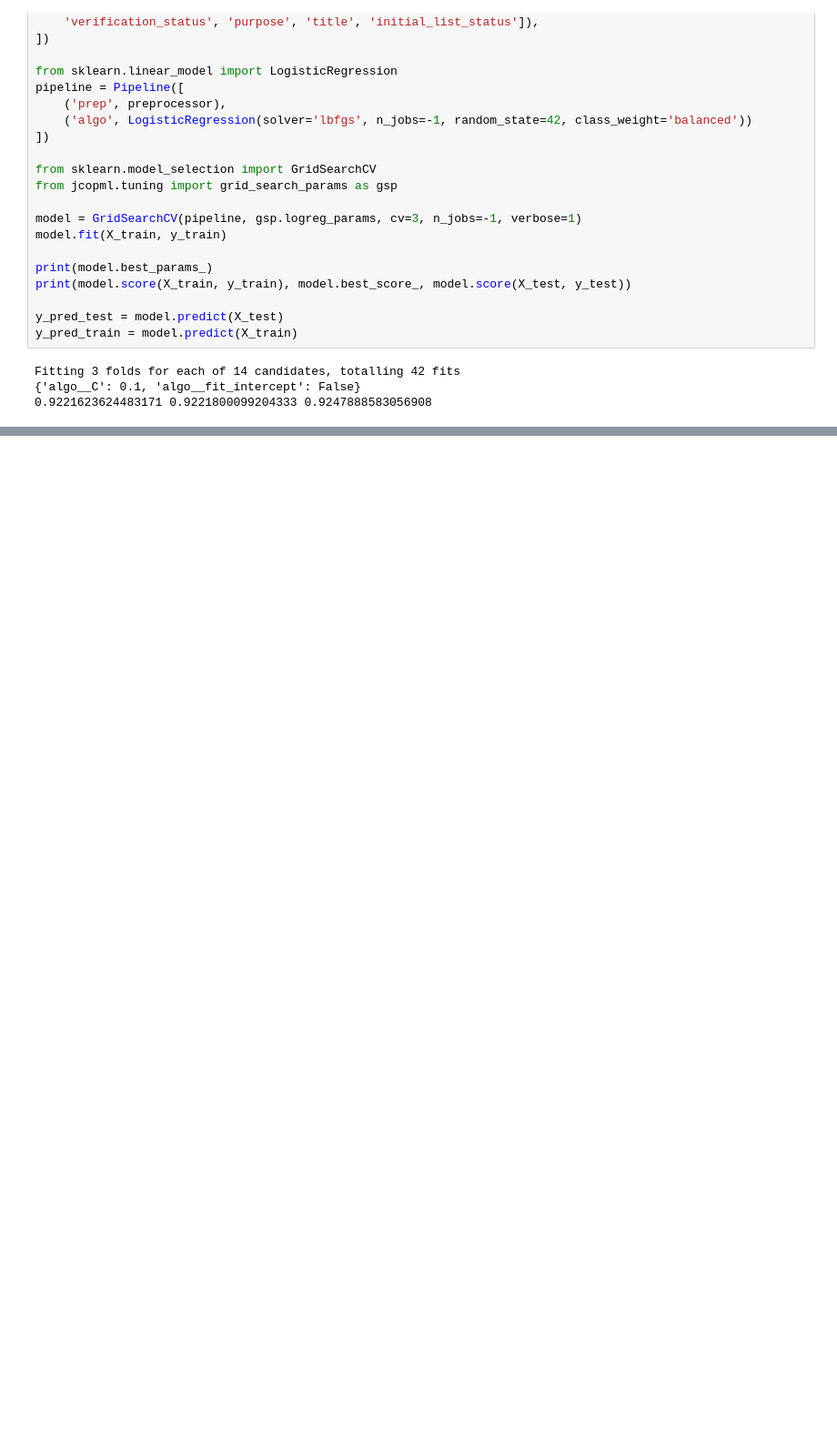
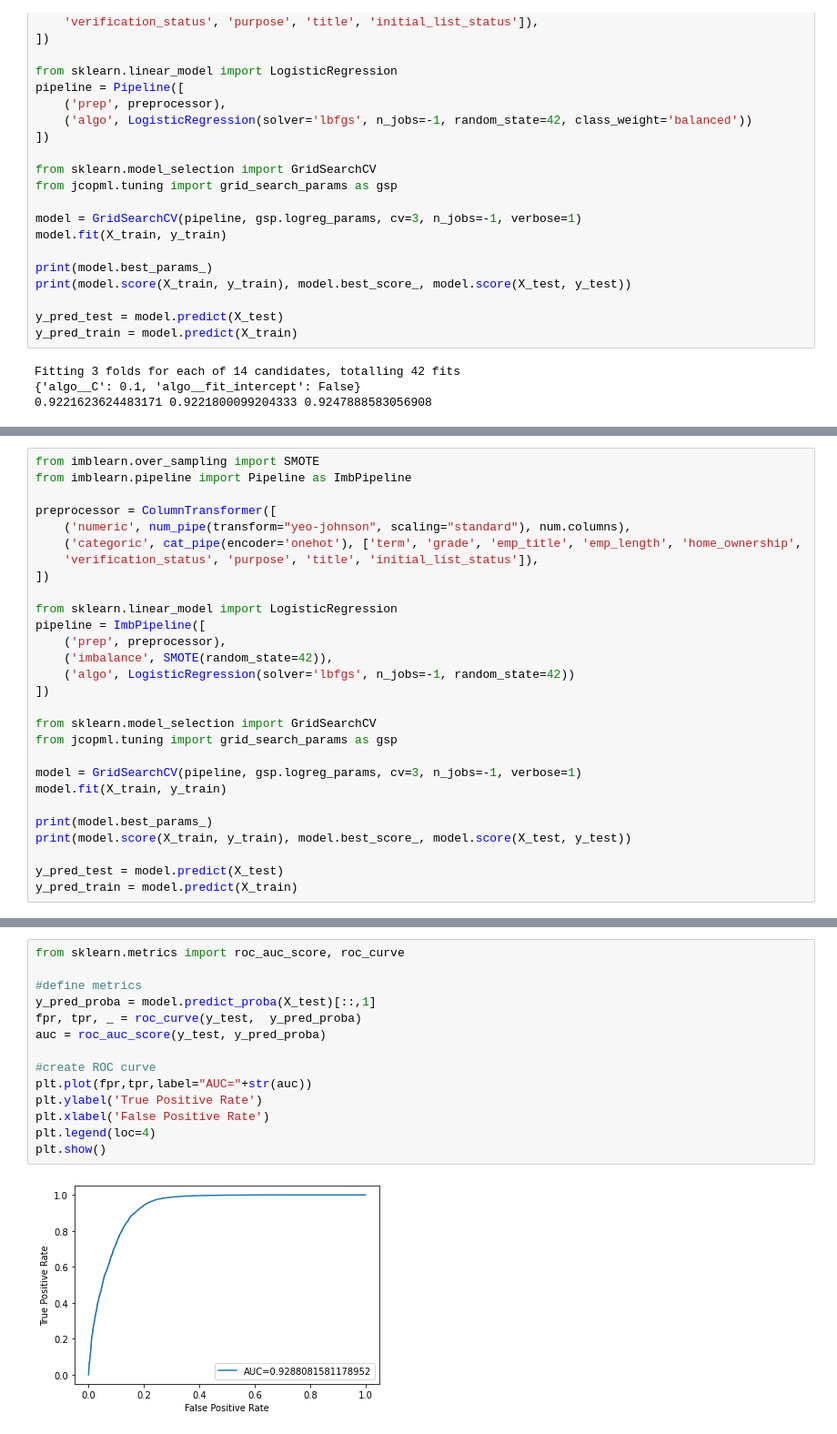
Before and after one commit to FransiscoReadyPermana/Credit-Risk-Prediction, a Jupyter notebook: test.ipynb, the cells around one changed output, grey strips where cells are left out. Shown at 91% size. Cells and saved outputs as stored; diff of their text form; blank space fills up the shorter version.

```diff
--- a/test.ipynb
+++ b/test.ipynb
@@ -1774,0 +1821,28 @@ plt.show()
+# %%
+from imblearn.over_sampling import SMOTE
+from imblearn.pipeline import Pipeline as ImbPipeline
+
+preprocessor = ColumnTransformer([
+    ('numeric', num_pipe(transform="yeo-johnson", scaling="standard"), num.columns),
+    ('categoric', cat_pipe(encoder='onehot'), ['term', 'grade', 'emp_title', 'emp_length', 'home_ownership',
+    'verification_status', 'purpose', 'title', 'initial_list_status']),
+])
+
+from sklearn.linear_model import LogisticRegression
+pipeline = ImbPipeline([
+    ('prep', preprocessor),
+    ('imbalance', SMOTE(random_state=42)),
+    ('algo', LogisticRegression(solver='lbfgs', n_jobs=-1, random_state=42))
+])
+
+from sklearn.model_selection import GridSearchCV
+from jcopml.tuning import grid_search_params as gsp
+
+model = GridSearchCV(pipeline, gsp.logreg_params, cv=3, n_jobs=-1, verbose=1)
+model.fit(X_train, y_train)
+
+print(model.best_params_)
+print(model.score(X_train, y_train), model.best_score_, model.score(X_test, y_test))
+
+y_pred_test = model.predict(X_test)
+y_pred_train = model.predict(X_train)
@@ -1774,0 +1914,16 @@ plt.show()
+# %%
+from sklearn.metrics import roc_auc_score, roc_curve
+
+#define metrics
+y_pred_proba = model.predict_proba(X_test)[::,1]
+fpr, tpr, _ = roc_curve(y_test,  y_pred_proba)
+auc = roc_auc_score(y_test, y_pred_proba)
+
+#create ROC curve
+plt.plot(fpr,tpr,label="AUC="+str(auc))
+plt.ylabel('True Positive Rate')
+plt.xlabel('False Positive Rate')
+plt.legend(loc=4)
+plt.show()
+# %% [output]
+[figure, added]
```
Also changed, not shown: parts of 42 cells of this notebook.
